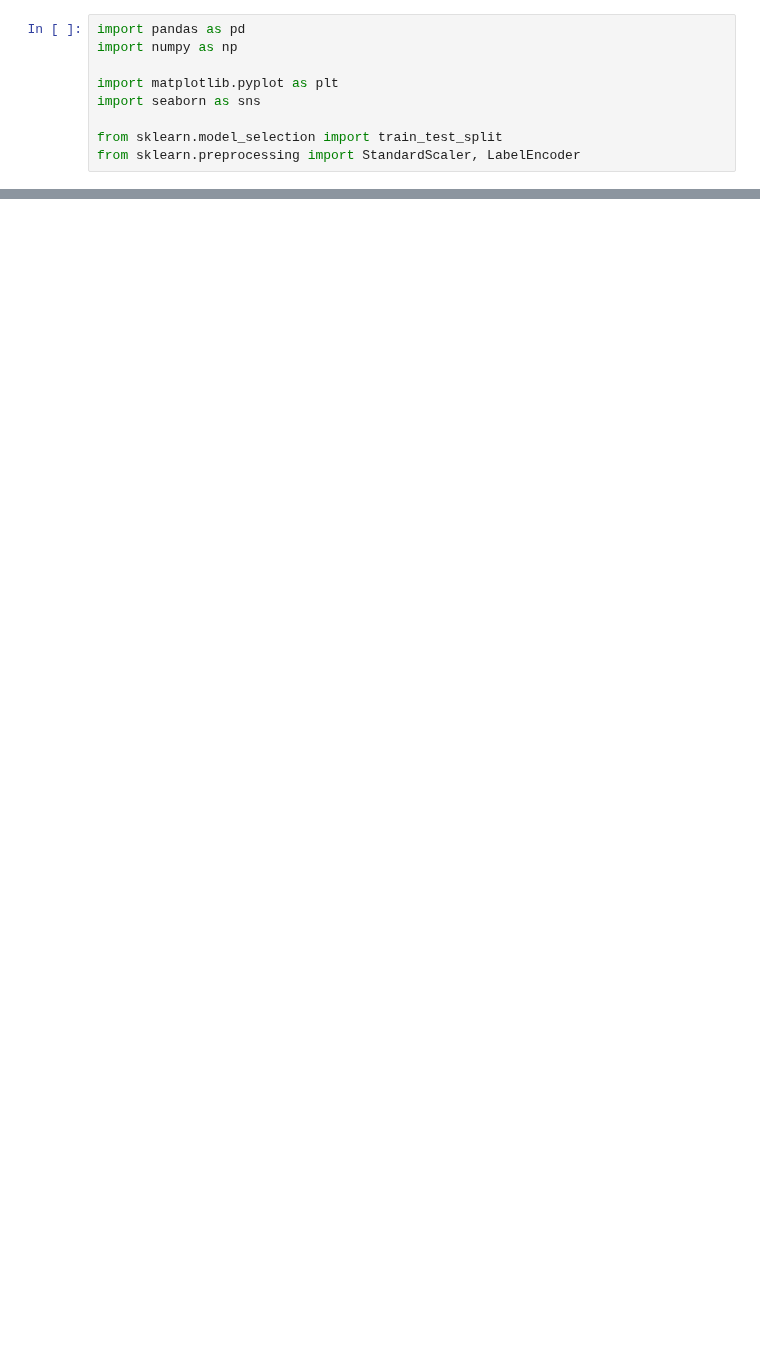
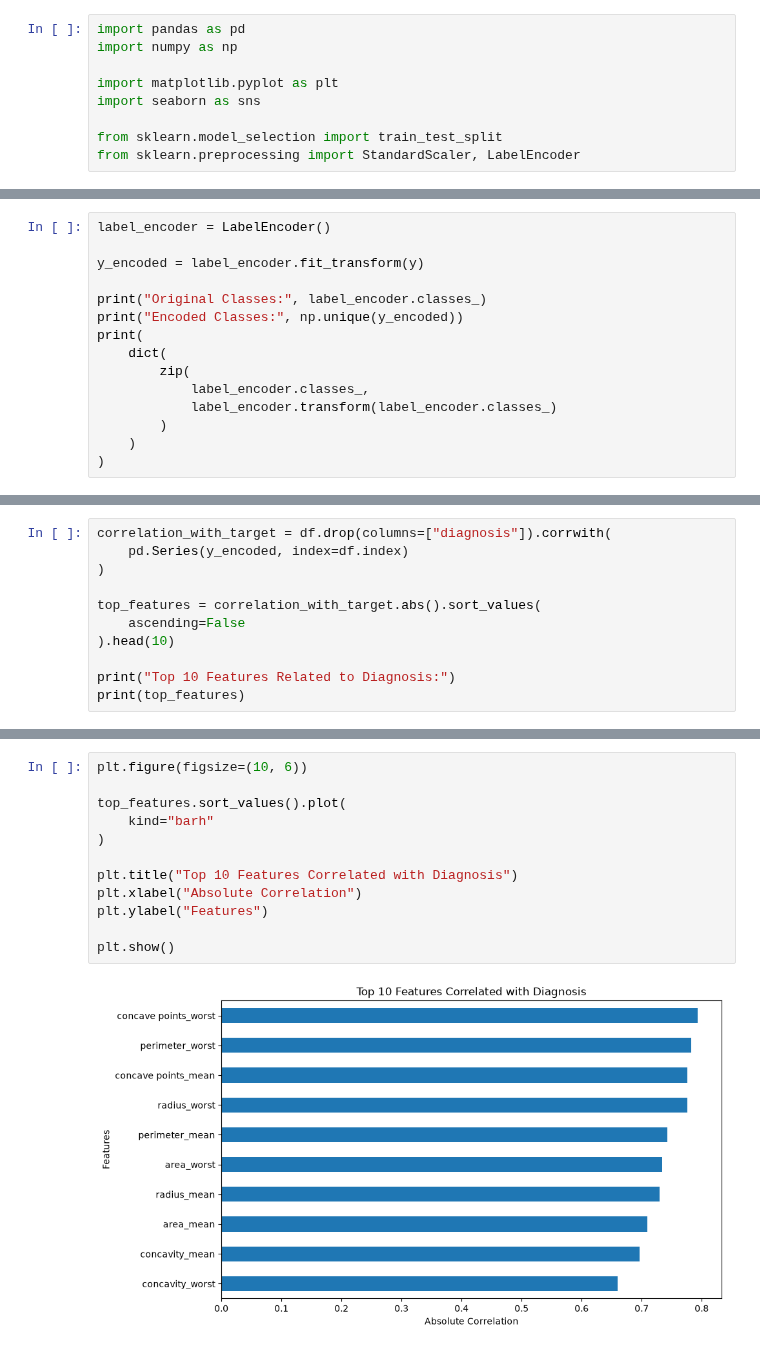
Before and after one commit to sudarshanchaudhari05/Placement-Prep, a Jupyter notebook: Machine learing and computer vison/Home Assignment/Home Assingment 2/Home Assingment2.ipynb, the cells around one changed output, grey strips where cells are left out. Cells and saved outputs as stored; diff of their text form; blank space fills up the shorter version.

```diff
--- a/Machine learing and computer vison/Home Assignment/Home Assingment 2/Home Assingment2.ipynb
+++ b/Machine learing and computer vison/Home Assignment/Home Assingment 2/Home Assingment2.ipynb
@@ -17,0 +156,15 @@ NameError: name 'pd' is not defined
+# %%
+label_encoder = LabelEncoder()
+
+y_encoded = label_encoder.fit_transform(y)
+
+print("Original Classes:", label_encoder.classes_)
+print("Encoded Classes:", np.unique(y_encoded))
+print(
+    dict(
+        zip(
+            label_encoder.classes_,
+            label_encoder.transform(label_encoder.classes_)
+        )
+    )
+)
@@ -17,0 +306,11 @@ NameError: name 'pd' is not defined
+# %%
+correlation_with_target = df.drop(columns=["diagnosis"]).corrwith(
+    pd.Series(y_encoded, index=df.index)
+)
+
+top_features = correlation_with_target.abs().sort_values(
+    ascending=False
+).head(10)
+
+print("Top 10 Features Related to Diagnosis:")
+print(top_features)
@@ -17,0 +330,14 @@ NameError: name 'pd' is not defined
+# %%
+plt.figure(figsize=(10, 6))
+
+top_features.sort_values().plot(
+    kind="barh"
+)
+
+plt.title("Top 10 Features Correlated with Diagnosis")
+plt.xlabel("Absolute Correlation")
+plt.ylabel("Features")
+
+plt.show()
+# %% [output]
+[figure, added]
```
Also changed, not shown: parts of 39 cells of this notebook.
